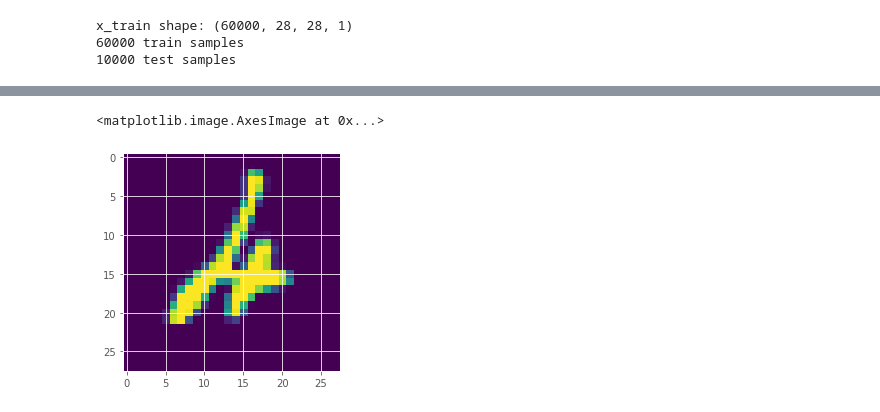
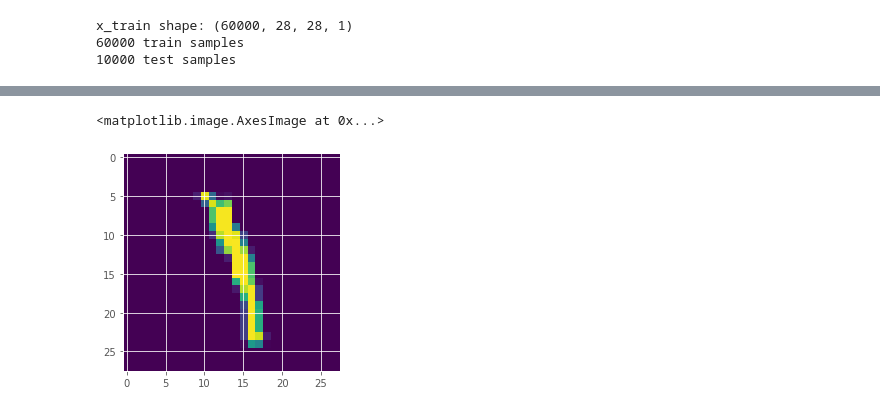
Before and after one commit to tylerlum/deep_learning_monte_carlo_dropout, a Jupyter notebook: mc_dropout_mnist.ipynb, the cells around one changed output, grey strips where cells are left out. Drawn from its saved outputs; the diff is of its cells as text; code cells hidden in the pictures.

```diff
--- a/mc_dropout_mnist.ipynb
+++ b/mc_dropout_mnist.ipynb
@@ -255,8 +251,8 @@ array([191,  96, 189, 483, 195, 346, 443, 478,  59, 498])
 # %%
-plt.imshow(x_test[247][:,:,0])
+plt.imshow(x_test[96][:,:,0])
 # %% [output]
 <matplotlib.image.AxesImage at 0x...>
-[figure, old version]
+[figure, new version]
 # %%
 max_vars = []
 for idx in range(len(mc_predictions)):
```
Also changed, not shown: parts of 34 cells of this notebook.
